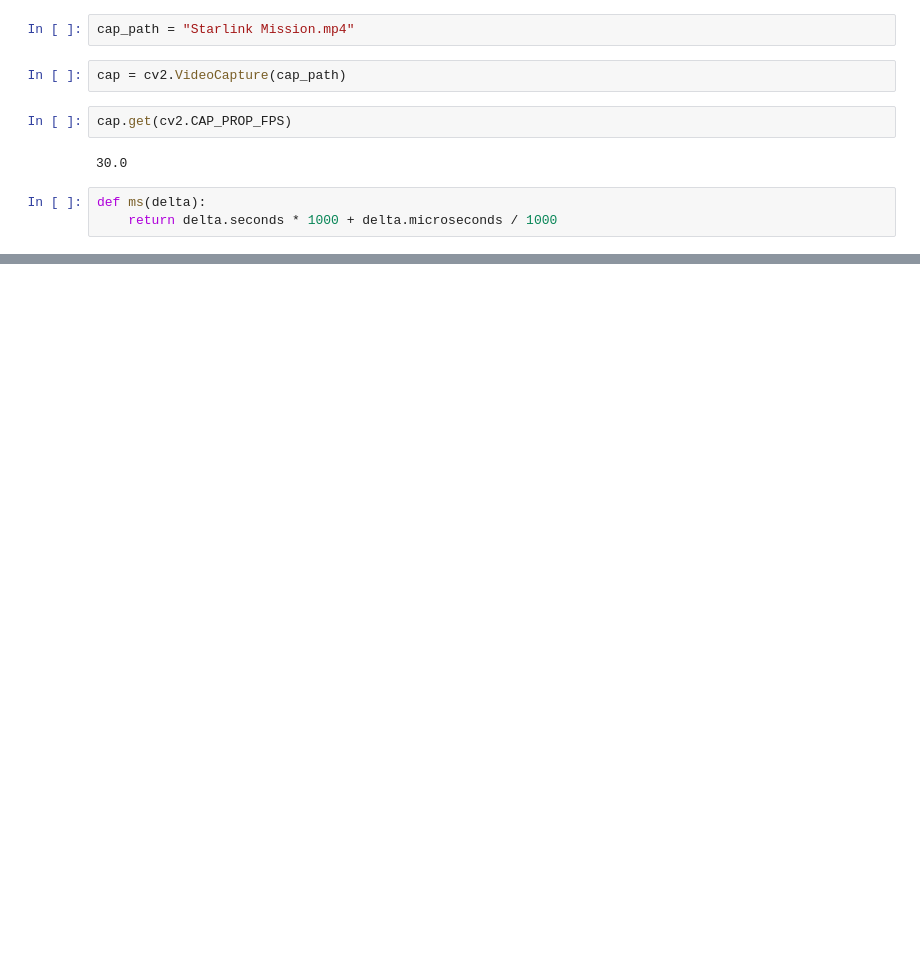
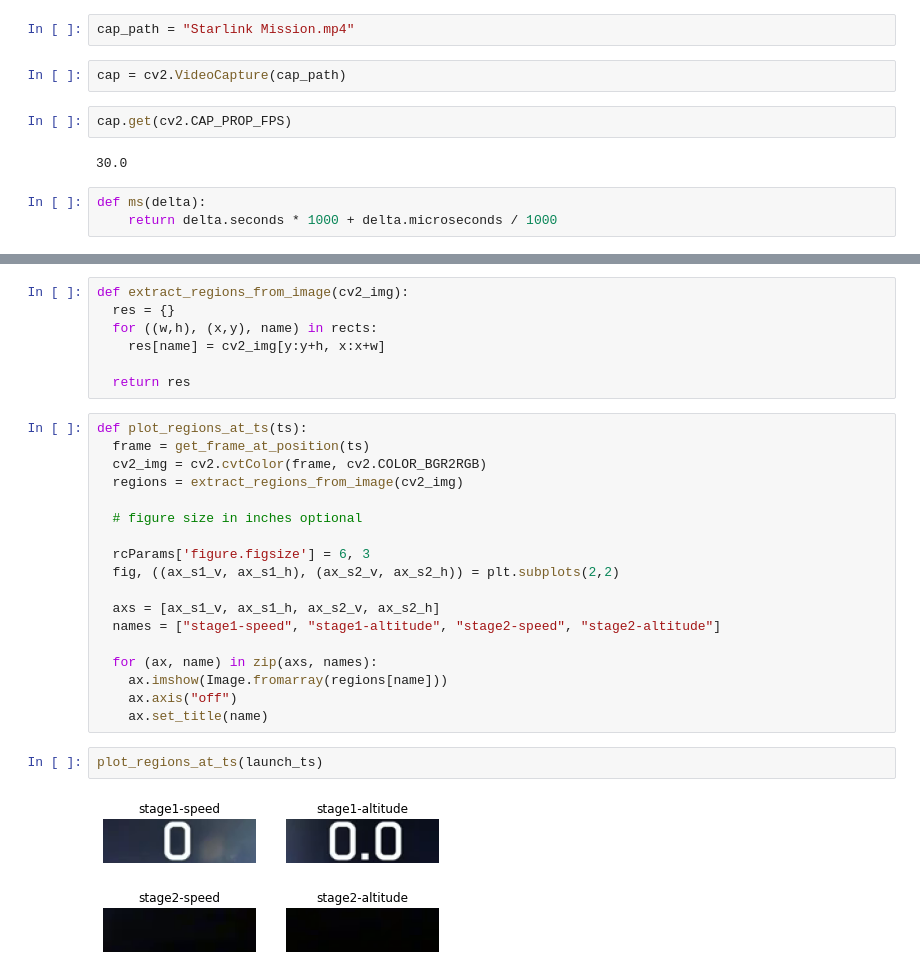
Before and after one commit to FloWi/spacex-launch-ocr, a Jupyter notebook: ExtractVideo.ipynb, the cells around one changed output, grey strips where cells are left out. Drawn from its saved outputs; the diff is of its cells as text; blank space fills up the shorter version.

```diff
--- a/ExtractVideo.ipynb
+++ b/ExtractVideo.ipynb
@@ -39,0 +88,29 @@ Image.fromarray(cv2_img)
+# %%
+def extract_regions_from_image(cv2_img):
+  res = {}
+  for ((w,h), (x,y), name) in rects:
+    res[name] = cv2_img[y:y+h, x:x+w]
+
+  return res
+# %%
+def plot_regions_at_ts(ts):
+  frame = get_frame_at_position(ts)
+  cv2_img = cv2.cvtColor(frame, cv2.COLOR_BGR2RGB)
+  regions = extract_regions_from_image(cv2_img)
+
+  # figure size in inches optional
+
+  rcParams['figure.figsize'] = 6, 3
+  fig, ((ax_s1_v, ax_s1_h), (ax_s2_v, ax_s2_h)) = plt.subplots(2,2)
+
+  axs = [ax_s1_v, ax_s1_h, ax_s2_v, ax_s2_h]
+  names = ["stage1-speed", "stage1-altitude", "stage2-speed", "stage2-altitude"]
+
+  for (ax, name) in zip(axs, names):
+    ax.imshow(Image.fromarray(regions[name]))
+    ax.axis("off")
+    ax.set_title(name)
+# %%
+plot_regions_at_ts(launch_ts)
+# %% [output]
+[figure, added]
```
Also changed, not shown: parts of 17 cells of this notebook, 1 other file.
